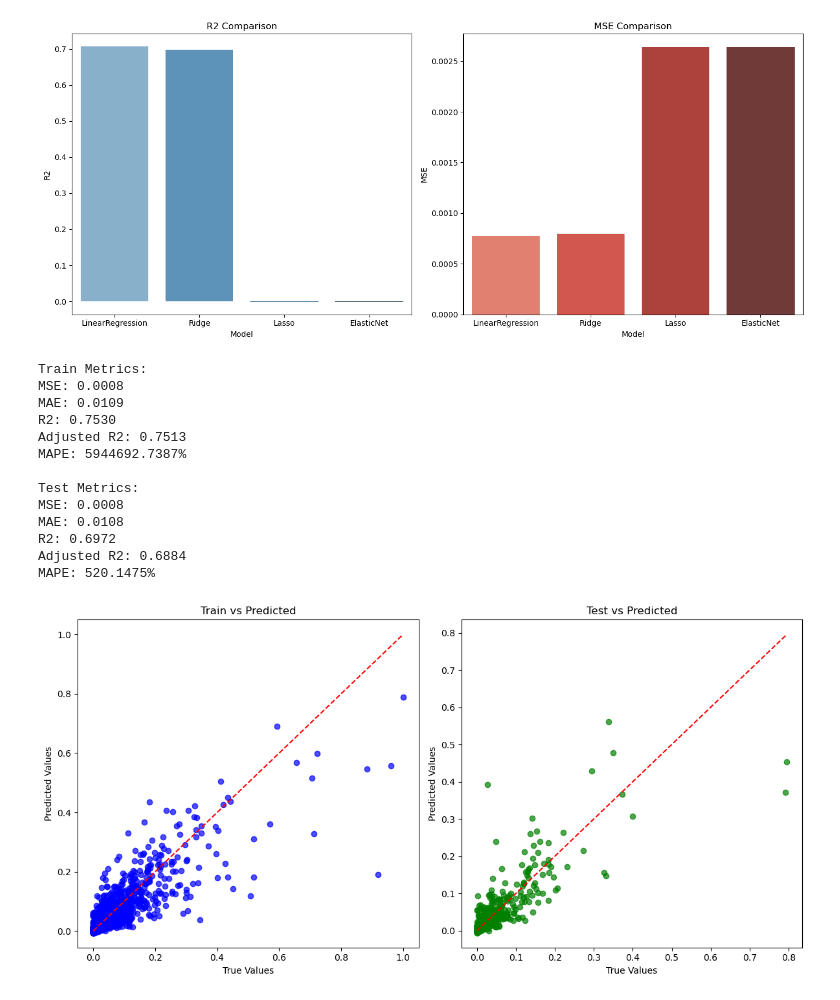
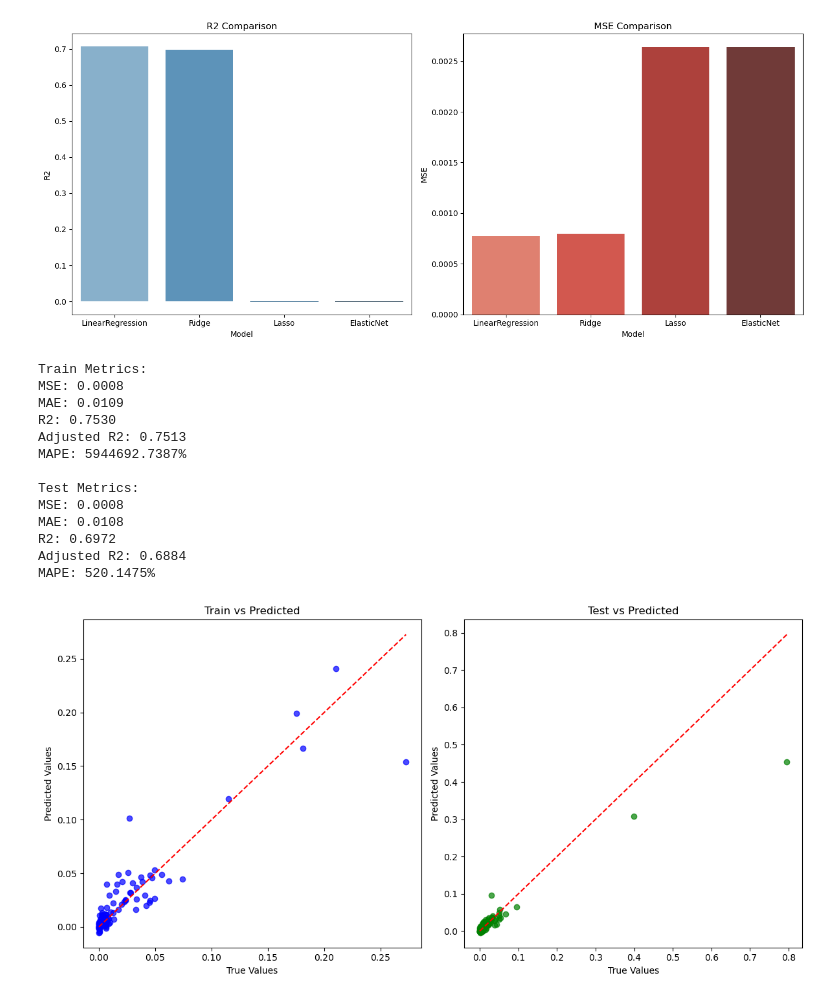
Before and after one commit to aash1999/Commercial-Buildings-Energy-Consumption-Survey, a Jupyter notebook: codes/EDAQ3_Aakash.ipynb, the cells around one changed output. Drawn from its saved outputs; the diff is of its cells as text; code cells hidden in the pictures.

Commit message:
plot_predictions feature : n_for_plot

```diff
--- a/codes/EDAQ3_Aakash.ipynb
+++ b/codes/EDAQ3_Aakash.ipynb
@@ -920,32 +920,34 @@ class RidgeModel:
         plt.subplot(1, 2, 2)
         plt.scatter(y_test, y_test_pred, color='green', alpha=0.7)
         plt.plot([y_test.min(), y_test.max()], [y_test.min(), y_test.max()], color='red', linestyle='--')
         plt.title("Test vs Predicted")
         plt.xlabel("True Values")
         plt.ylabel("Predicted Values")
 
         plt.tight_layout()
         plt.show()
 
 
 ridge_model = RidgeModel(alpha=1.0)
 ridge_model.train(X_train, y_train)
 
 ridge_model.evaluate(X_train, y_train, X_test, y_test)
+n_for_plot = 100
 
-ridge_model.plot_predictions(X_train, y_train, X_test, y_test)
+
+ridge_model.plot_predictions(X_train[:n_for_plot], y_train[:n_for_plot], X_test[:n_for_plot], y_test[:n_for_plot])
 # %% [output]
 Train Metrics:
 MSE: 0.0008
 MAE: 0.0109
 R2: 0.7530
 Adjusted R2: 0.7513
 MAPE: 5944692.7387%
 
 Test Metrics:
 MSE: 0.0008
 MAE: 0.0108
 R2: 0.6972
 Adjusted R2: 0.6884
 MAPE: 520.1475%
-[figure, old version]
+[figure, new version]
```
Also changed, not shown: 1 other file.
